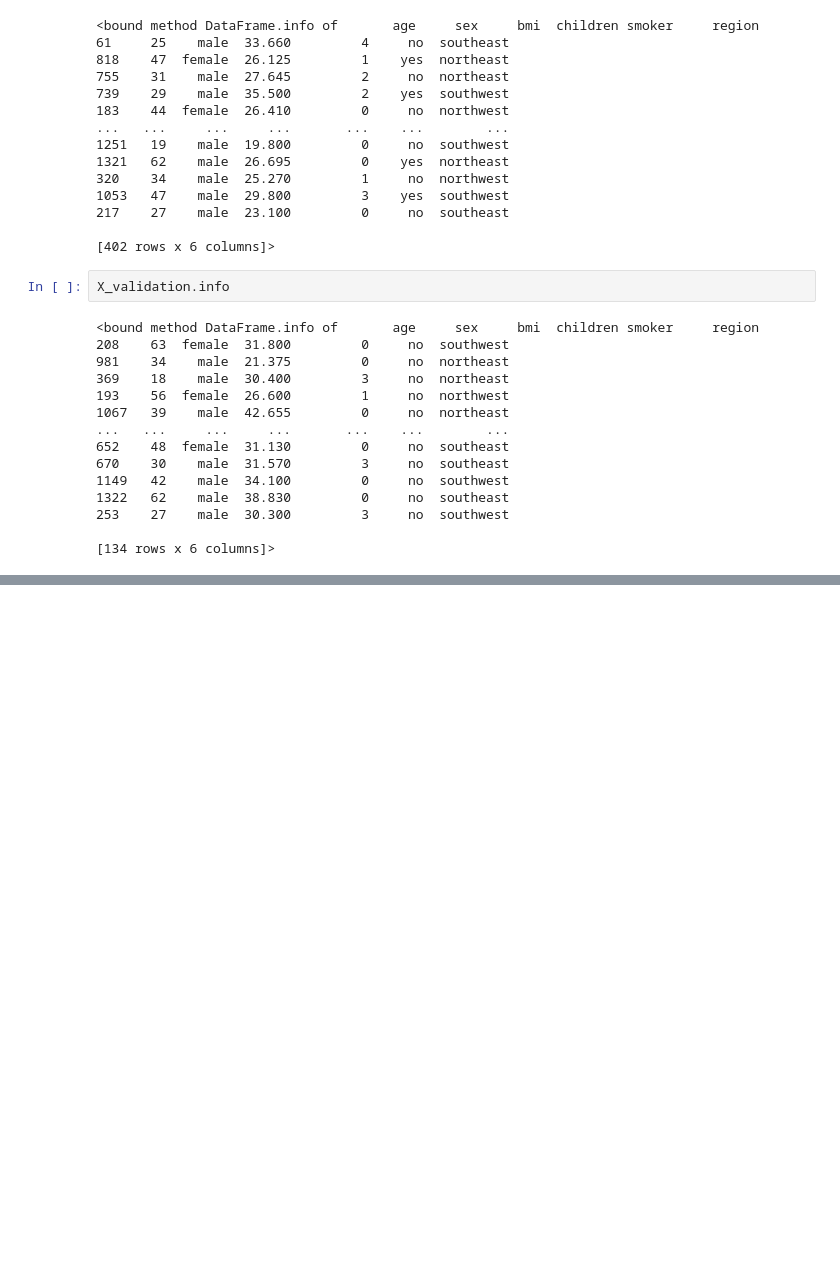
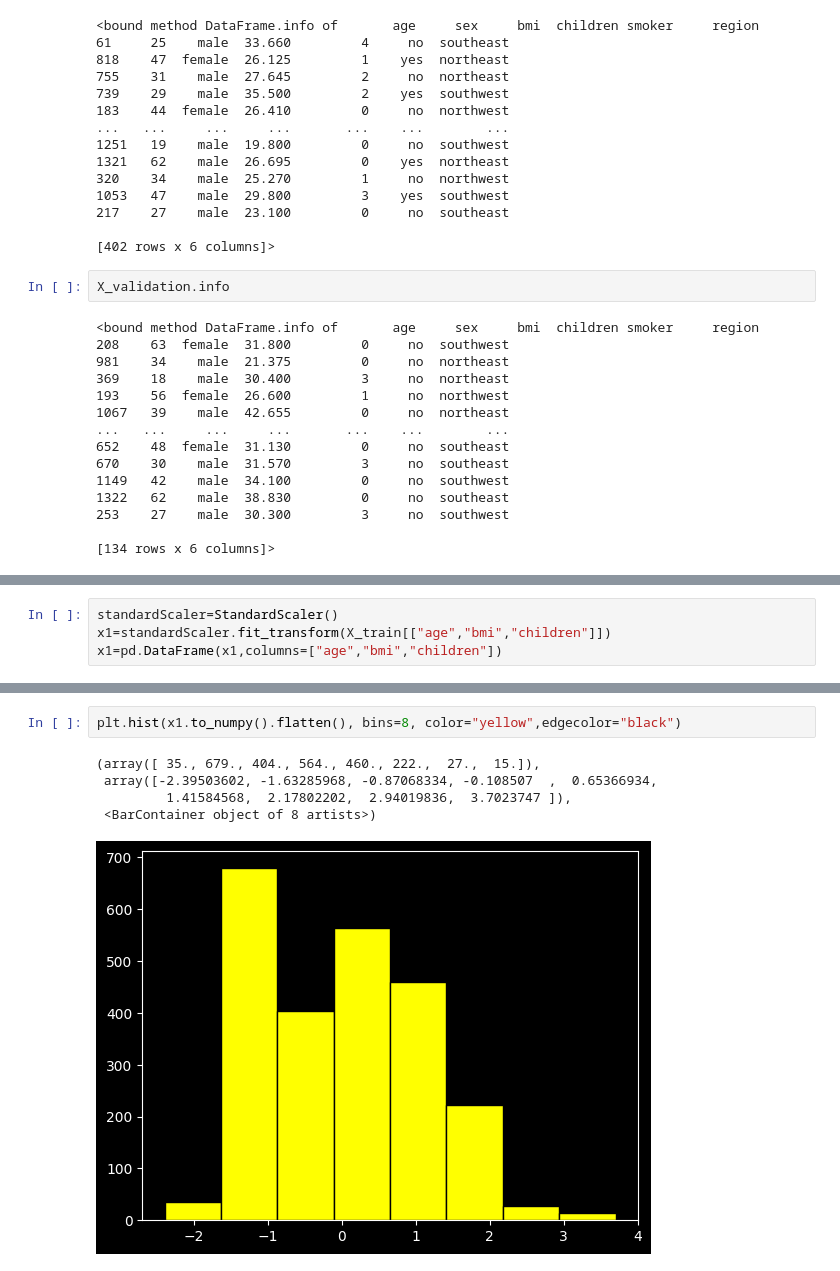
Before and after one commit to Muhammad-Bilal1605/LearningAI, a Jupyter notebook: scripts/assignment_4_scikitLearn.ipynb, the cells around one changed output, grey strips where cells are left out. Drawn from its saved outputs; the diff is of its cells as text; blank space fills up the shorter version.

```diff
--- a/scripts/assignment_4_scikitLearn.ipynb
+++ b/scripts/assignment_4_scikitLearn.ipynb
@@ -132,0 +170,4 @@ X_validation.info
+# %%
+standardScaler=StandardScaler()
+x1=standardScaler.fit_transform(X_train[["age","bmi","children"]])
+x1=pd.DataFrame(x1,columns=["age","bmi","children"])
@@ -132,0 +192,8 @@ X_validation.info
+# %%
+plt.hist(x1.to_numpy().flatten(), bins=8, color="yellow",edgecolor="black")
+# %% [output]
+(array([ 35., 679., 404., 564., 460., 222.,  27.,  15.]),
+ array([-2.39503602, -1.63285968, -0.87068334, -0.108507  ,  0.65366934,
+         1.41584568,  2.17802202,  2.94019836,  3.7023747 ]),
+ <BarContainer object of 8 artists>)
+[figure, added]
```
Also changed, not shown: parts of 13 cells of this notebook.
